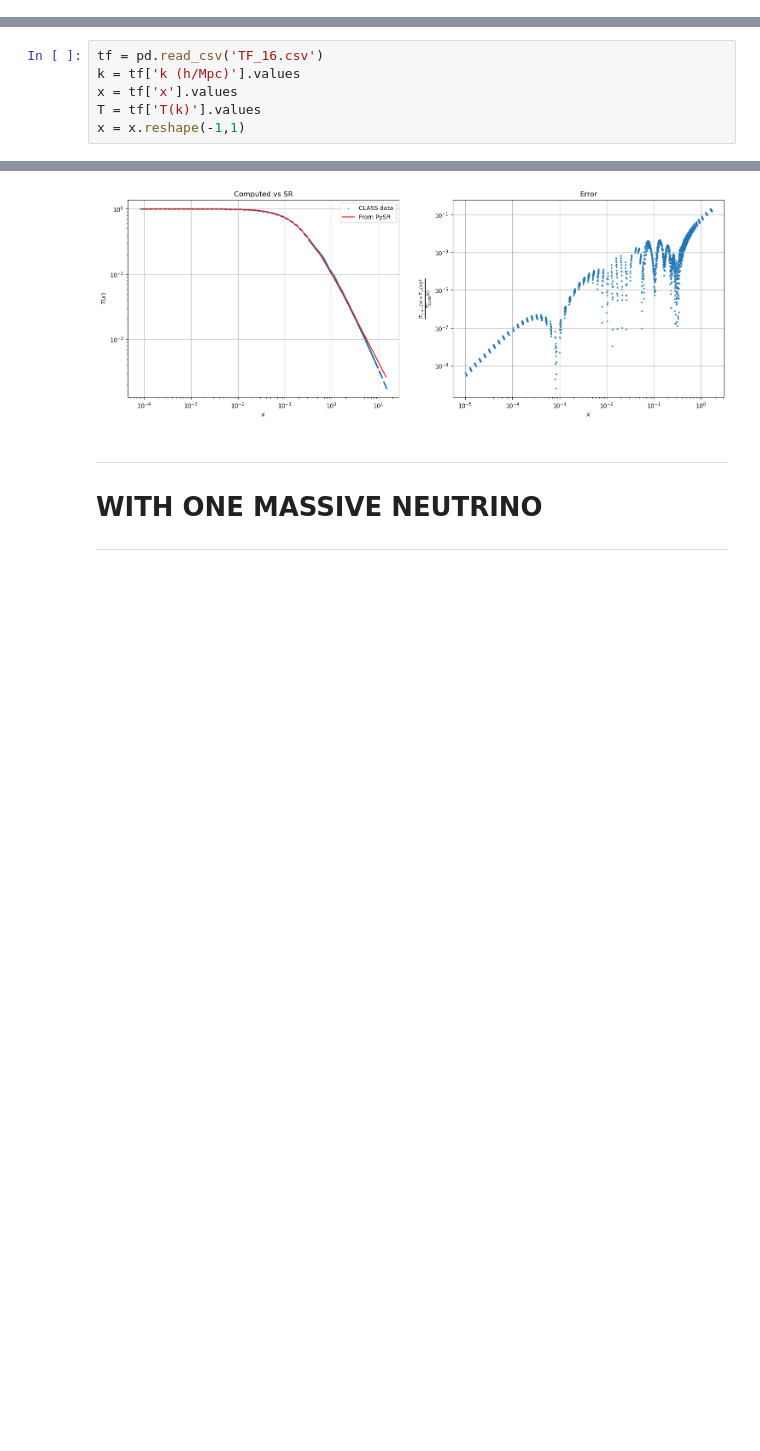
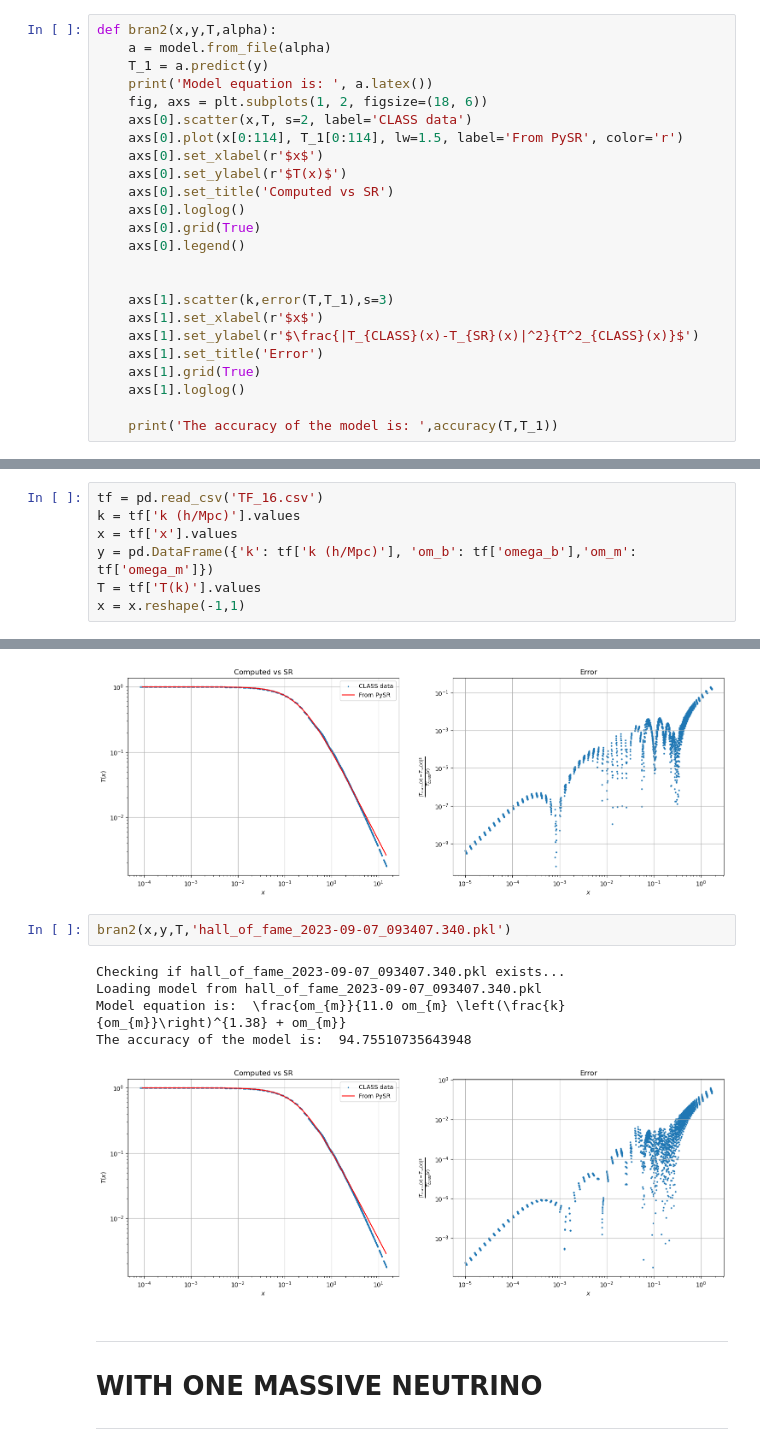
Before and after one commit to farocrown/Simreg, a Jupyter notebook: sr_tf_graphs.ipynb, the cells around one changed output, grey strips where cells are left out. Saved outputs shown, nothing was run; the diff lists cells and outputs as text; blank space fills up the shorter version.

Commit message:
added analysis with k and omega

```diff
--- a/sr_tf_graphs.ipynb
+++ b/sr_tf_graphs.ipynb
@@ -63,3 +63,27 @@ model = PySRRegressor()
+# %%
+def bran2(x,y,T,alpha):
+    a = model.from_file(alpha)
+    T_1 = a.predict(y)
+    print('Model equation is: ', a.latex())
+    fig, axs = plt.subplots(1, 2, figsize=(18, 6))
+    axs[0].scatter(x,T, s=2, label='CLASS data')
+    axs[0].plot(x[0:114], T_1[0:114], lw=1.5, label='From PySR', color='r')
+    axs[0].set_xlabel(r'$x$')
+    axs[0].set_ylabel(r'$T(x)$')
+    axs[0].set_title('Computed vs SR')
+    axs[0].loglog()
+    axs[0].grid(True)
+    axs[0].legend()
+
+
+    axs[1].scatter(k,error(T,T_1),s=3)
+    axs[1].set_xlabel(r'$x$')
+    axs[1].set_ylabel(r'$\frac{|T_{CLASS}(x)-T_{SR}(x)|^2}{T^2_{CLASS}(x)}$')
+    axs[1].set_title('Error')
+    axs[1].grid(True)
+    axs[1].loglog()
+
+    print('The accuracy of the model is: ',accuracy(T,T_1))
 # %% [markdown]
 ----
 # WITHOUT MASSIVE NEUTRINOS
@@ -68,6 +92,7 @@ model = PySRRegressor()
 tf = pd.read_csv('TF_16.csv')
 k = tf['k (h/Mpc)'].values
 x = tf['x'].values
+y = pd.DataFrame({'k': tf['k (h/Mpc)'], 'om_b': tf['omega_b'],'om_m': tf['omega_m']})
 T = tf['T(k)'].values
 x = x.reshape(-1,1)
 # %% [markdown]
@@ -80,6 +105,14 @@ Loading model from model3-3108.pkl
 Model equation is:  - \frac{1.96}{- \frac{17.4 x^{0.0917}}{\left(\frac{1}{x}\right)^{1.31}} - 1.96}
 The accuracy of the model is:  96.15594499783236
 [figure]
+# %%
+bran2(x,y,T,'hall_of_fame_2023-09-07_093407.340.pkl')
+# %% [output]
+Checking if hall_of_fame_2023-09-07_093407.340.pkl exists...
+Loading model from hall_of_fame_2023-09-07_093407.340.pkl
+Model equation is:  \frac{om_{m}}{11.0 om_{m} \left(\frac{k}{om_{m}}\right)^{1.38} + om_{m}}
+The accuracy of the model is:  94.75510735643948
+[figure, added]
 # %% [markdown]
 ----
 # WITH ONE MASSIVE NEUTRINO
```
Also changed, not shown: parts of 2 cells of this notebook.
